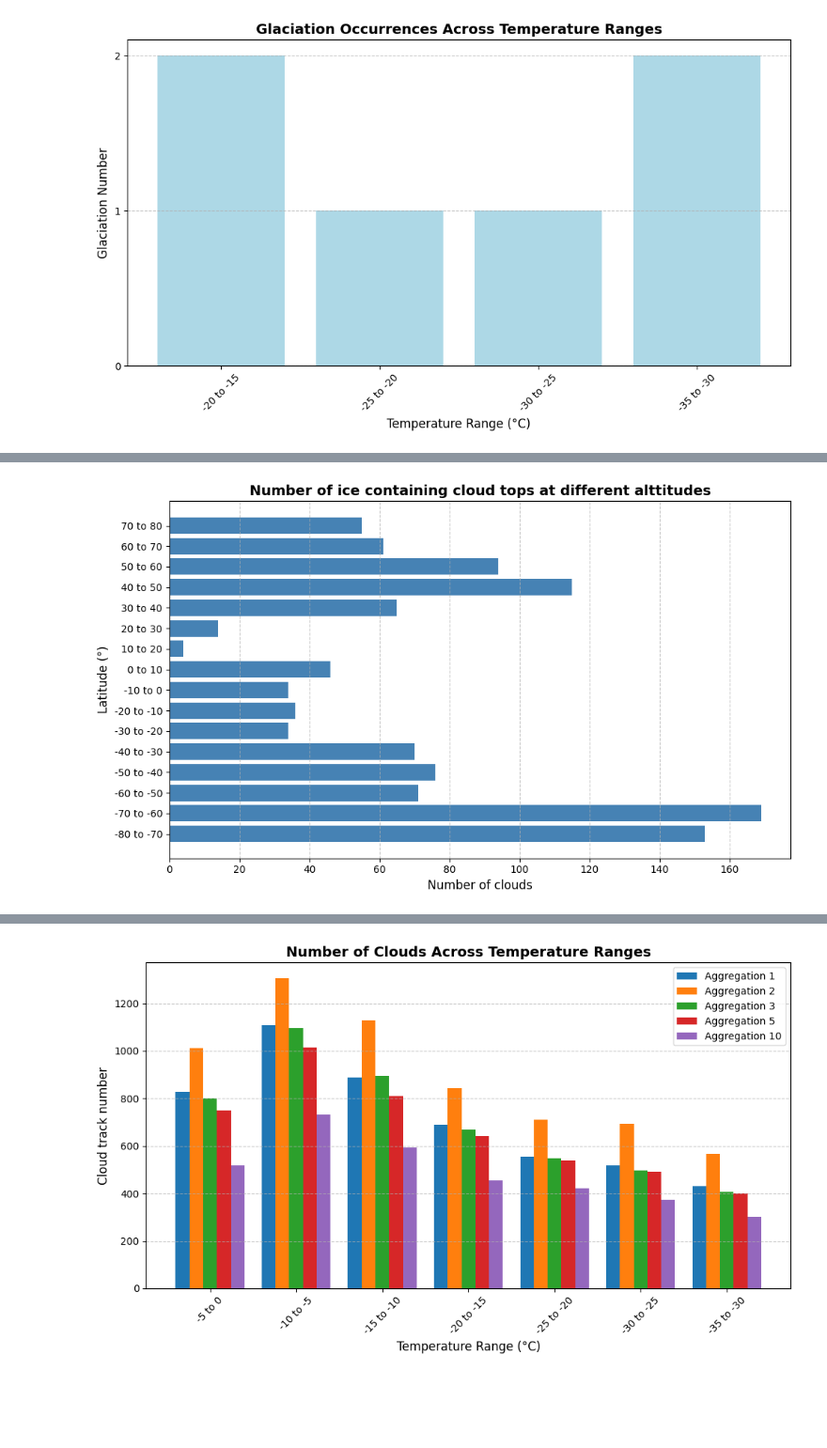
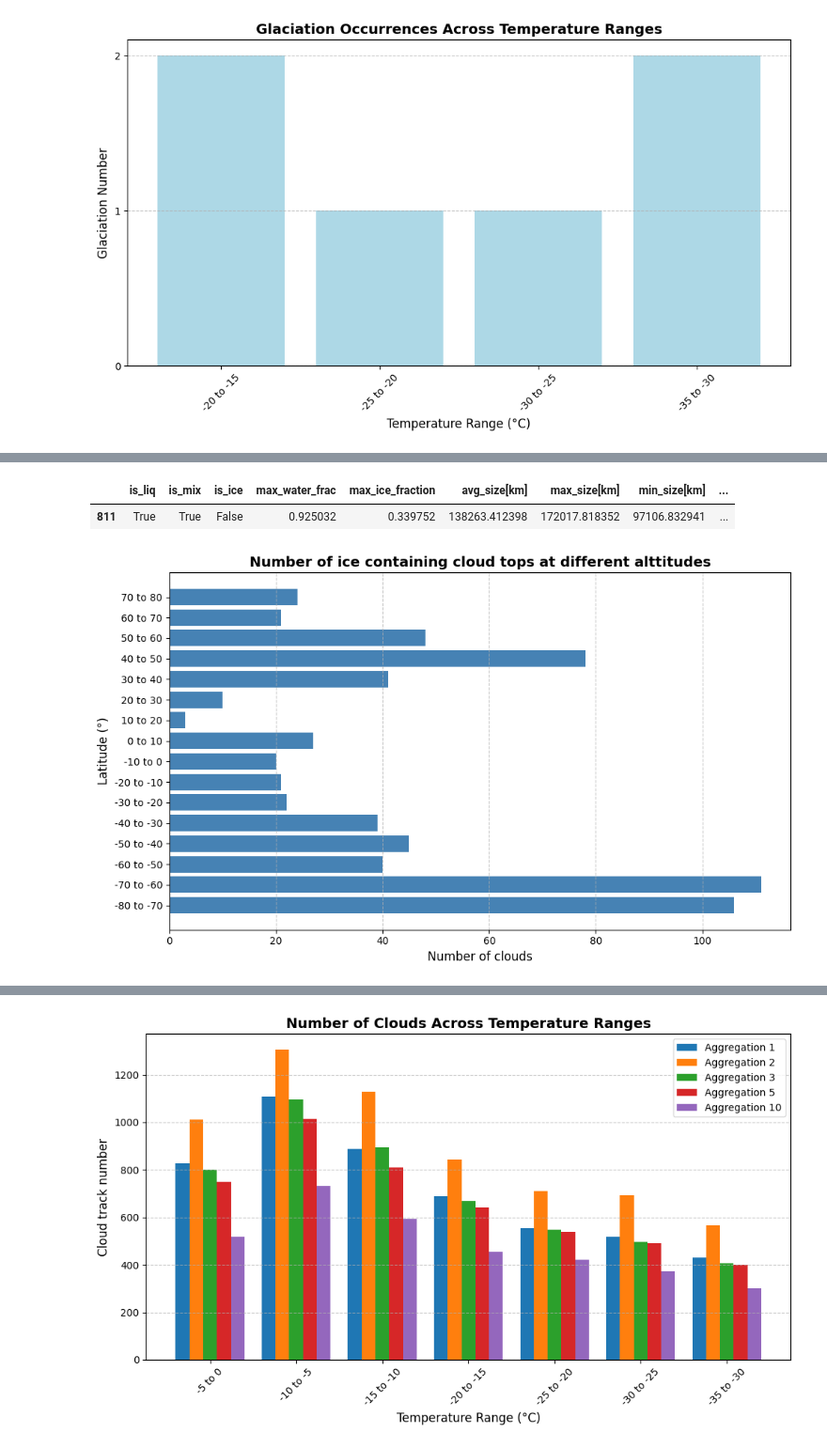
Before and after one commit to DragomirNikolov/Glaciation_time_estimatior, a Jupyter notebook: Prototyping_files/Aggregation_draph_maker.ipynb, the cells around one changed output, grey strips where cells are left out. Shown at 94% size. Saved outputs shown, nothing was run; the diff lists cells and outputs as text; code cells hidden in the pictures; blank space fills up the shorter version.

```diff
--- a/Prototyping_files/Aggregation_draph_maker.ipynb
+++ b/Prototyping_files/Aggregation_draph_maker.ipynb
@@ -43,5 +44,7 @@ pd.read_parquet(fp+".parquet")
 # %%
 def Extract_array_from_df(series:pd.Series):
+    if series.empty:
+        return None
     return np.stack(series.values)
 # %%
 cloud_properties_df_list=[]
@@ -83,7 +86,7 @@ for i in range(len(min_temp_array)):
 # %%
 from datetime import timedelta
 start_ice_content_list=[]
-higher_final_IF_counter_temp=np.empty(len(min_temp_array))
+higher_final_IF_counter_temp=np.zeros(len(min_temp_array))
 labels = [f"{min_temp_array[i]} to {max_temp_array[i]}" for i in range( len(min_temp_array))]
 # Create a figure and two subplots side-by-side
 fig, (ax1, ax2) = plt.subplots(1, 2, figsize=(12, 6))
@@ -93,12 +96,13 @@ for i in range(len(min_temp_array)-1,-1,-1):
     max_temp=max_temp_array[i]
     df=cloud_properties_df_list[i][np.where(agg_fact_list==3)[0][0]]
     # print(df["track_length"]>)
-    start_ice_content = Extract_array_from_df(df["start_ice_fraction"][(df["max_ice_fraction"]>0.05) & (df["track_length"]>timedelta(minutes=60))])
-    end_ice_content = Extract_array_from_df(df["end_ice_fraction"][(df["max_ice_fraction"]>0.05) & (df["track_length"]>timedelta(minutes=60))])
-    higher_final_IF_counter_temp[i]=(start_ice_content.mean(axis=1)<end_ice_content.mean(axis=1)).sum()
-    bins=np.linspace(0,0.2,10)
-    ax1.hist(np.var(start_ice_content,axis=1),bins=bins,label=labels[i])
-    ax2.hist(np.var(start_ice_content,axis=1),bins=bins,label=labels[i])
+    start_ice_content = Extract_array_from_df(df["start_ice_fraction"][(df["max_ice_fraction"]>ice_cont_crit_frac) & (df["track_length"]>timedelta(minutes=60))])
+    if start_ice_content is not None:
+        end_ice_content = Extract_array_from_df(df["end_ice_fraction"][(df["max_ice_fraction"]>ice_cont_crit_frac) & (df["track_length"]>timedelta(minutes=60))])
+        higher_final_IF_counter_temp[i]=(start_ice_content.mean(axis=1)<end_ice_content.mean(axis=1)).sum()
+        bins=np.linspace(0,0.2,10)
+        ax1.hist(np.var(start_ice_content,axis=1),bins=bins,label=labels[i])
+        ax2.hist(np.var(start_ice_content,axis=1),bins=bins,label=labels[i])
 ax1.set_xlim(0,0.2)
 ax2.set_xlim(0,0.2)
 ax1.set_title("First 1h")
@@ -175,15 +183,3 @@ plt.show()
 # %%
 tmp_bin_array=np.arange(-80,81,10)
 # tmp_bin_array
-# %%
-glaciation_counter_temp_agg_3=np.zeros(len(min_temp_array))
-tmp_bins=pd.IntervalIndex.from_arrays(tmp_bin_array[0:-1],tmp_bin_array[1:])
-latitude_counts= pd.DataFrame(np.zeros(len(tmp_bin_array)-1), index=tmp_bins,columns=["n_clouds"])
-for i in range(len(min_temp_array)):
-    agg_fact=agg_fact_list[j]
-    min_temp=min_temp_array[i]
-    max_temp=max_temp_array[i]
-    df=cloud_properties_df_list[i][np.where(agg_fact_list==3)[0][0]]
-    # df=pd.read_csv(f"/cluster/work/climate/dnikolo/Cloud_analysis/T_{abs(round(min_temp))}_{abs(round(max_temp))}_agg_3_tracknumber.csv")
-    glaciation_counter_temp_agg_3[i]+=(df['is_liq']& df['is_mix'] & df['is_ice']).astype(bool).sum(axis=0)
-    latitude_counts["n_clouds"]+=pd.cut(df[df["max_ice_fraction"]>0]['avg_lat'].dropna(), tmp_bin_array).value_counts()
@@ -189,0 +262,4 @@ for i in range(len(min_temp_array)):
+# %%
+lat_bin_df["median_px_size"]=combined_df.groupby("lat_bin")["avg_size[px]"].median()
+lat_bin_df["median_area"]=combined_df.groupby("lat_bin")["avg_size[km]"].median()
+lat_bin_df["median_area"]
@@ -189,0 +312,5 @@ for i in range(len(min_temp_array)):
+# %%
+combined_df[combined_df["avg_size[km]"]==combined_df["avg_size[km]"].max()]
+# %% [output]
+|  | is_liq | is_mix | is_ice | max_water_frac | max_ice_fraction | avg_size[km] | max_size[km] | min_size[km] | ... |
+| 811 | True | True | False | 0.925032 | 0.339752 | 138263.412398 | 172017.818352 | 97106.832941 | ... |
@@ -190,29 +323,29 @@ for i in range(len(min_temp_array)):
 # %%
 
 
 # Create labels for the y-axis (temperature ranges)
 labels = [f"{tmp_bin_array[i]} to {tmp_bin_array[i+1]}" for i in range(len(tmp_bin_array)-1)]
 
 # Create the horizontal bar graph
 plt.figure(figsize=(10, 6))
 
 # Add gridlines for better visualization
 plt.grid(axis='x', linestyle='--', alpha=0.7)
 
 # Create horizontal bars using plt.barh() instead of plt.bar()
-plt.barh(labels, latitude_counts["n_clouds"], color='#4682B4', label="N glaciations")
+plt.barh(labels, lat_bin_df["n_clouds"], color='#4682B4', label="N glaciations")
 
 # Add title and labels
 plt.title('Number of ice containing cloud tops at different alttitudes', fontsize=14, fontweight='bold')
 plt.xlabel('Number of clouds', fontsize=12)
 plt.ylabel('Latitude (°)', fontsize=12)
 
 # Format x-axis to show only integer values
 plt.gca().xaxis.get_major_locator().set_params(integer=True)
 
 # Show the plot
 plt.tight_layout()
 # plt.savefig('/cluster/work/climate/dnikolo/n2o/Glaciation_time_estimatior/Result_graphs/glaciation_counter_temp_3x3.png', dpi=400)
 plt.show()
 # %% [output]
-[figure, old version]
+[figure, new version]
```
Also changed, not shown: parts of 13 cells of this notebook, 15 other files.
